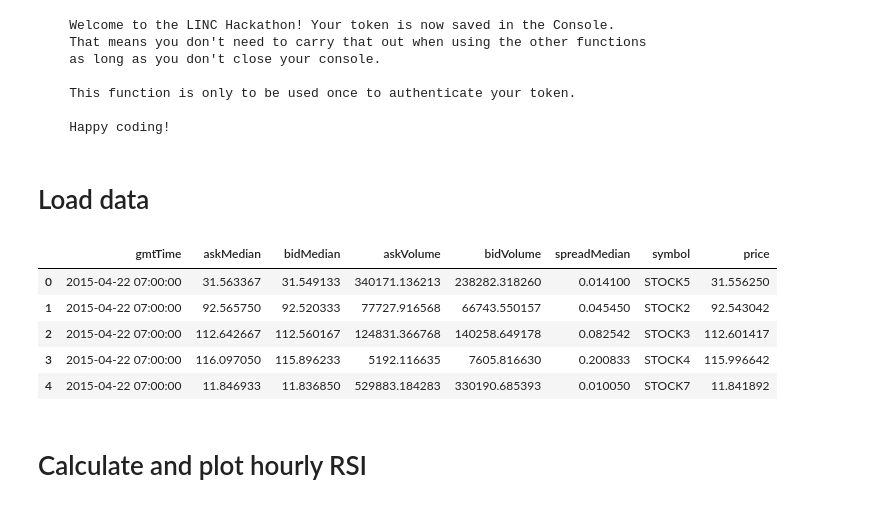
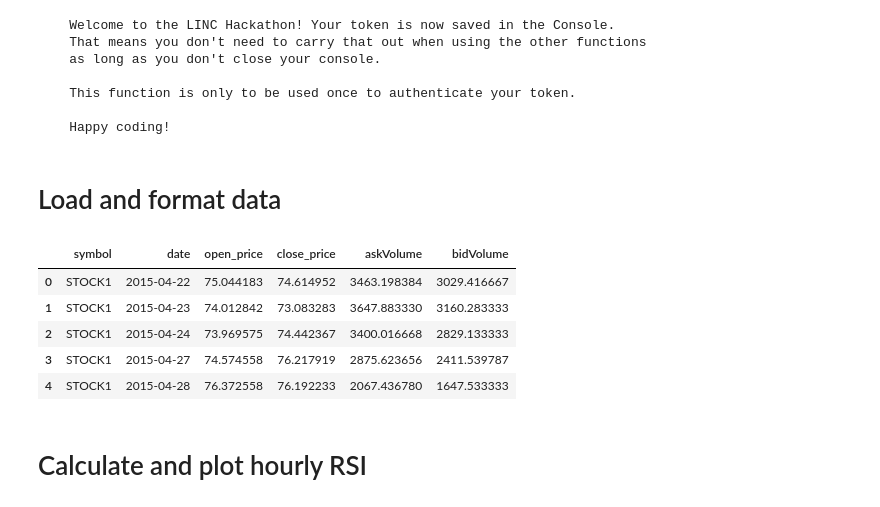
Before and after one commit to hasseKnackarKod/hackathon, a Jupyter notebook: miltonFunctionTests.ipynb, the cells around one changed output. Saved outputs shown, nothing was run; the diff lists cells and outputs as text; code cells hidden in the pictures.

Commit message:
Added moving average function. Creates dataframe for daily values when loading data

```diff
--- a/miltonFunctionTests.ipynb
+++ b/miltonFunctionTests.ipynb
@@ -18,25 +18,44 @@ from dateutil.relativedelta import relativedelta
 
     Happy coding!
 # %% [markdown]
-# Load data
+# Load and format data
-# %%
-# Read historical data
-df = pd.read_csv('historical_data/stockPrices_hourly.csv')
-
-# Convert date column to datetime objects
-df['gmtTime'] = pd.to_datetime(df['gmtTime'])
-
-# Add price column
-df['price'] = (df['askMedian'] + df['bidMedian']) / 2
-
-df.head()
-# %% [output]
-|  | gmtTime | askMedian | bidMedian | askVolume | bidVolume | spreadMedian | symbol | price |
-| 0 | 2015-04-22 07:00:00 | 31.563367 | 31.549133 | 340171.136213 | 238282.318260 | 0.014100 | STOCK5 | 31.556250 |
-| 1 | 2015-04-22 07:00:00 | 92.565750 | 92.520333 | 77727.916568 | 66743.550157 | 0.045450 | STOCK2 | 92.543042 |
-| 2 | 2015-04-22 07:00:00 | 112.642667 | 112.560167 | 124831.366768 | 140258.649178 | 0.082542 | STOCK3 | 112.601417 |
-| 3 | 2015-04-22 07:00:00 | 116.097050 | 115.896233 | 5192.116635 | 7605.816630 | 0.200833 | STOCK4 | 115.996642 |
-| 4 | 2015-04-22 07:00:00 | 11.846933 | 11.836850 | 529883.184283 | 330190.685393 | 0.010050 | STOCK7 | 11.841892 |
+# %%
+# Read historical data
+df = pd.read_csv('historical_data/stockPrices_hourly.csv')
+
+# Convert date column to datetime objects
+df['gmtTime'] = pd.to_datetime(df['gmtTime'])
+
+# Add price column
+df['price'] = (df['askMedian'] + df['bidMedian']) / 2
+
+# Sort values
+df = df.sort_values(by=['symbol', 'gmtTime'])
+
+###### Create DataFrame with daily values ######
+
+# Aggregate daily open and close prices
+df_daily = df.groupby(['symbol', df['gmtTime'].dt.date]).agg(
+    open_price=('price', 'first'),  # First price of the day (07:00)
+    close_price=('price', 'last'),  # Last price of the day (15:00)
+    askVolume=('askVolume', 'sum'), # Sum ask volume over the entire day
+    bidVolume=('bidVolume', 'sum') # Sum bid volume over the entire day
+).reset_index()
+
+# Rename the date column
+df_daily.rename(columns={'gmtTime': 'date'}, inplace=True)
+
+# Sort values
+df_daily = df_daily.sort_values(by=['symbol', 'date'])
+
+df_daily.head()
+# %% [output]
+|  | symbol | date | open_price | close_price | askVolume | bidVolume |
+| 0 | STOCK1 | 2015-04-22 | 75.044183 | 74.614952 | 3463.198384 | 3029.416667 |
+| 1 | STOCK1 | 2015-04-23 | 74.012842 | 73.083283 | 3647.883330 | 3160.283333 |
+| 2 | STOCK1 | 2015-04-24 | 73.969575 | 74.442367 | 3400.016668 | 2829.133333 |
+| 3 | STOCK1 | 2015-04-27 | 74.574558 | 76.217919 | 2875.623656 | 2411.539787 |
+| 4 | STOCK1 | 2015-04-28 | 76.372558 | 76.192233 | 2067.436780 | 1647.533333 |
 # %% [markdown]
 # Calculate and plot hourly RSI
 # %%
```
Also changed, not shown: parts of 6 cells of this notebook, 2 other files.
